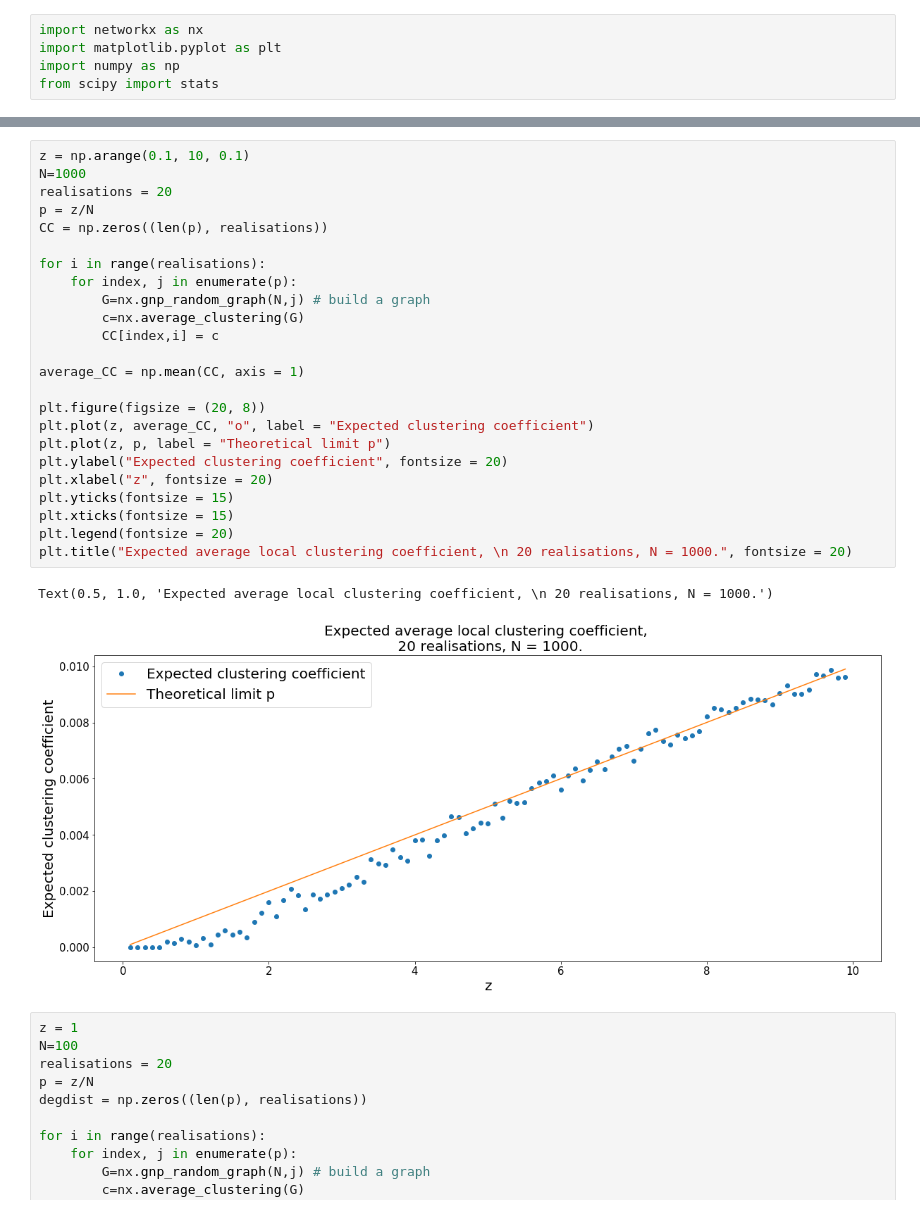
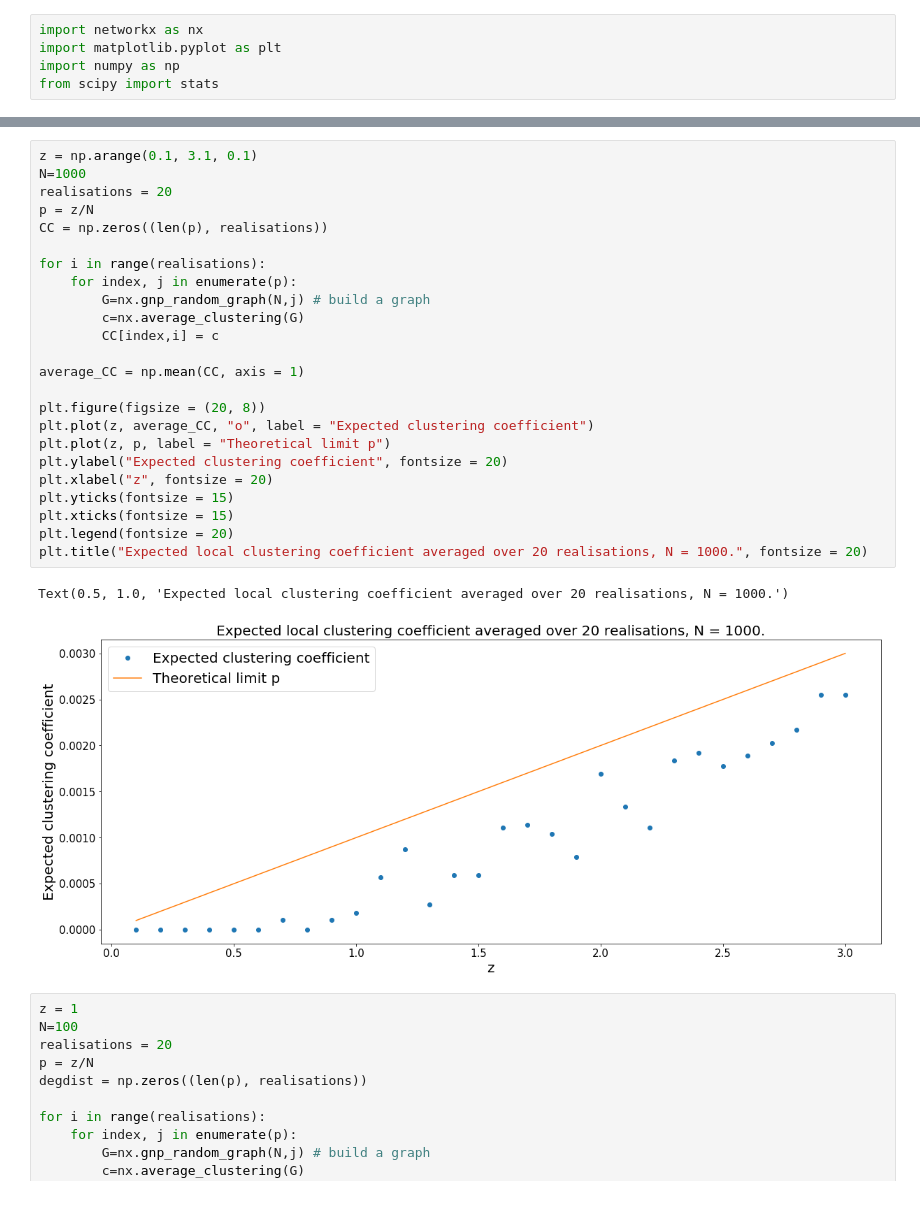
Before and after one commit to yziw/MA933, a Jupyter notebook: 2/ALL OF IT!!!.ipynb, the cells around one changed output, grey strips where cells are left out. Saved outputs shown, nothing was run; the diff lists cells and outputs as text.

Commit message:
added plots

```diff
--- a/2/ALL OF IT!!!.ipynb
+++ b/2/ALL OF IT!!!.ipynb
@@ -74,30 +74,30 @@ plt.legend(loc = "upper left", fontsize = 20)
 # %%
-z = np.arange(0.1, 10, 0.1)
+z = np.arange(0.1, 3.1, 0.1)
 N=1000
 realisations = 20
 p = z/N
 CC = np.zeros((len(p), realisations))
 
 for i in range(realisations):
     for index, j in enumerate(p):
         G=nx.gnp_random_graph(N,j) # build a graph
         c=nx.average_clustering(G)
         CC[index,i] = c
 
 average_CC = np.mean(CC, axis = 1)
 
 plt.figure(figsize = (20, 8))
 plt.plot(z, average_CC, "o", label = "Expected clustering coefficient")
 plt.plot(z, p, label = "Theoretical limit p")
 plt.ylabel("Expected clustering coefficient", fontsize = 20)
 plt.xlabel("z", fontsize = 20)
 plt.yticks(fontsize = 15)
 plt.xticks(fontsize = 15)
 plt.legend(fontsize = 20)
-plt.title("Expected average local clustering coefficient, \n 20 realisations, N = 1000.", fontsize = 20)
+plt.title("Expected local clustering coefficient averaged over 20 realisations, N = 1000.", fontsize = 20)
 # %% [output]
-Text(0.5, 1.0, 'Expected average local clustering coefficient, \n 20 realisations, N = 1000.')
+Text(0.5, 1.0, 'Expected local clustering coefficient averaged over 20 realisations, N = 1000.')
-[figure, old version]
+[figure, new version]
 # %%
 z = 1
 N=100
```
Also changed, not shown: parts of 11 cells of this notebook, 14 other files.
